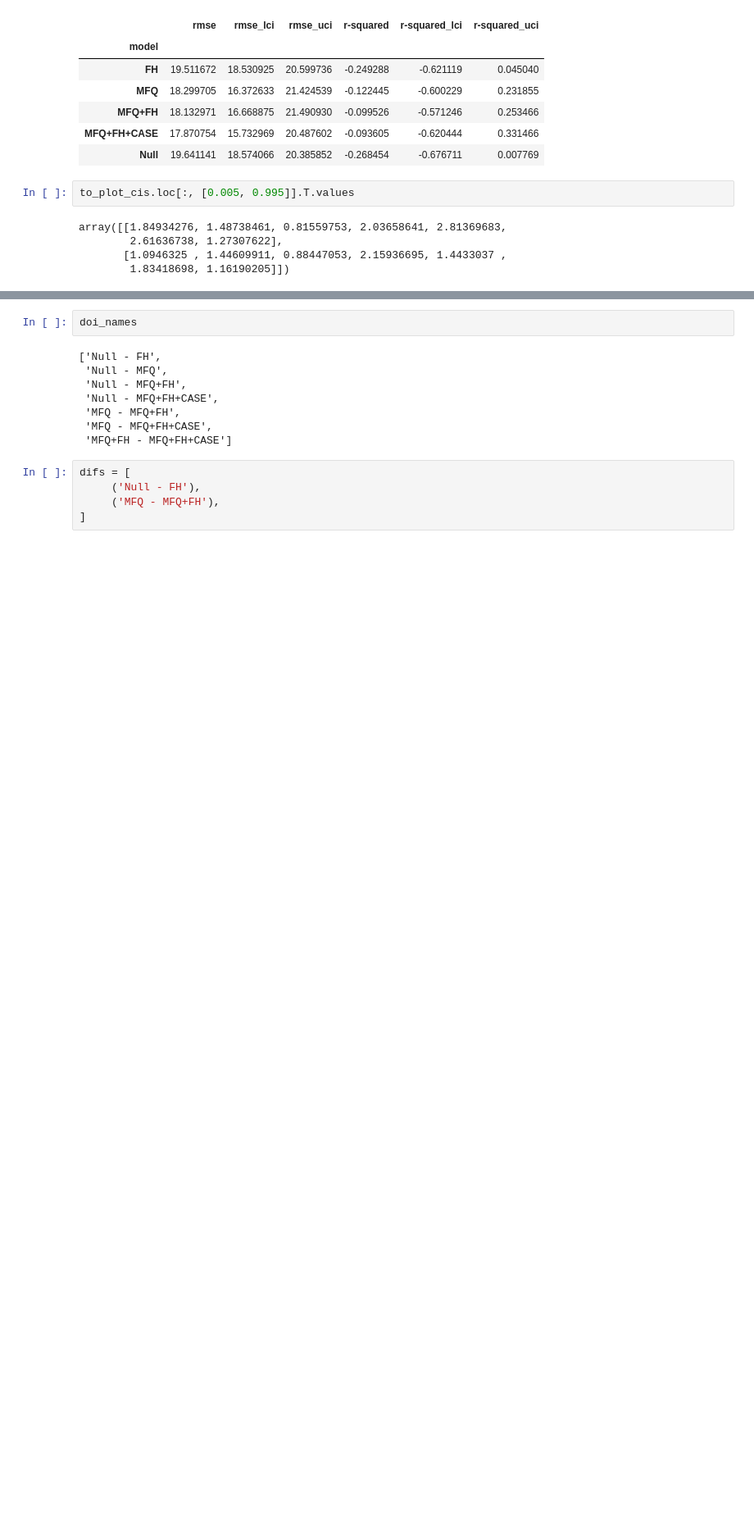
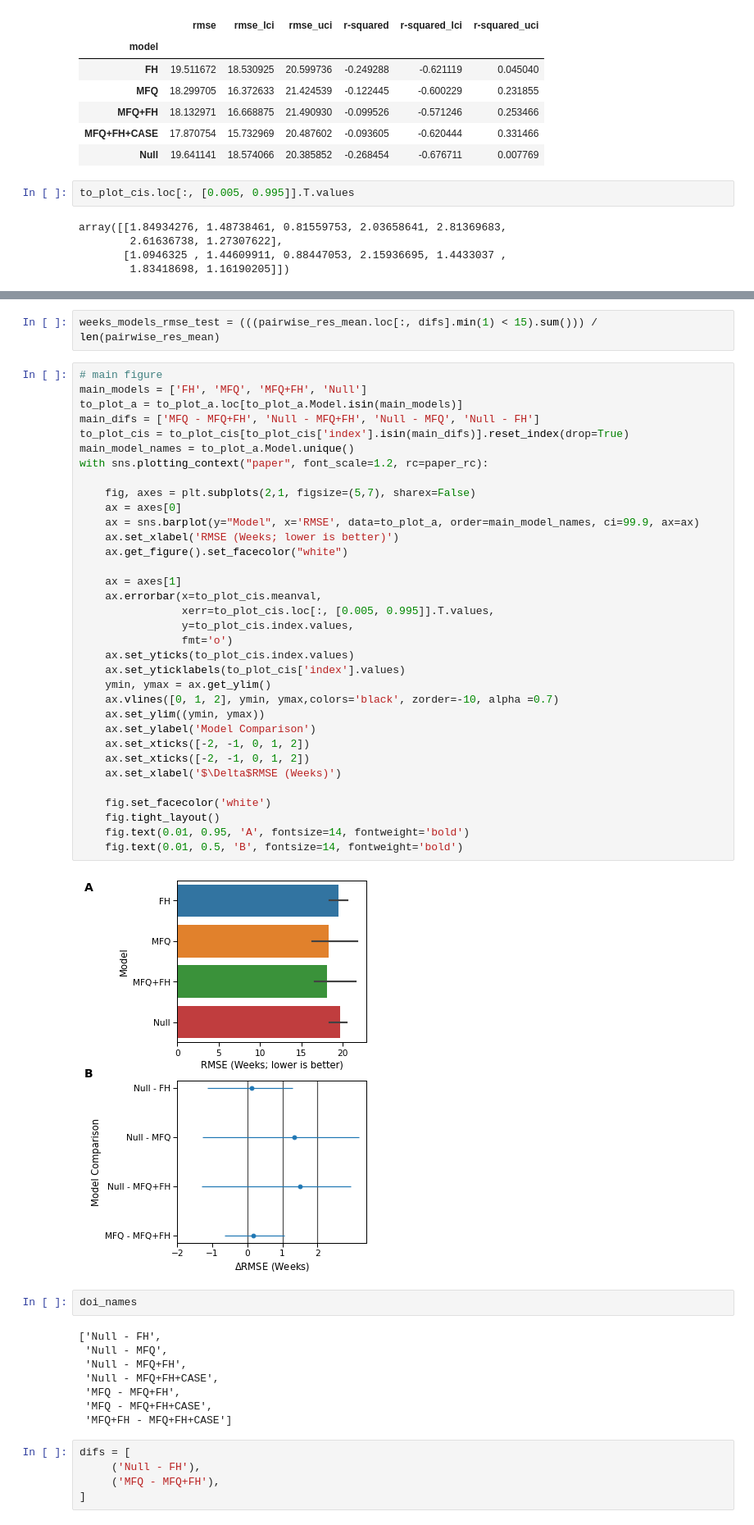
Before and after one commit to lisagorham/Family_History_Project, a Jupyter notebook: notebooks/get_cv_predictions.ipynb, the cells around one changed output, grey strips where cells are left out. Shown at 82% size. Saved outputs shown, nothing was run; the diff lists cells and outputs as text; blank space fills up the shorter version.

```diff
--- a/notebooks/get_cv_predictions.ipynb
+++ b/notebooks/get_cv_predictions.ipynb
@@ -326,3 +360,41 @@ with sns.plotting_context("paper", font_scale=1.2, rc=paper_rc):
+# %%
+weeks_models_rmse_test = (((pairwise_res_mean.loc[:, difs].min(1) < 15).sum())) / len(pairwise_res_mean)
+# %%
+# main figure
+main_models = ['FH', 'MFQ', 'MFQ+FH', 'Null']
+to_plot_a = to_plot_a.loc[to_plot_a.Model.isin(main_models)]
+main_difs = ['MFQ - MFQ+FH', 'Null - MFQ+FH', 'Null - MFQ', 'Null - FH']
+to_plot_cis = to_plot_cis[to_plot_cis['index'].isin(main_difs)].reset_index(drop=True)
+main_model_names = to_plot_a.Model.unique()
+with sns.plotting_context("paper", font_scale=1.2, rc=paper_rc):
+
+    fig, axes = plt.subplots(2,1, figsize=(5,7), sharex=False)
+    ax = axes[0]
+    ax = sns.barplot(y="Model", x='RMSE', data=to_plot_a, order=main_model_names, ci=99.9, ax=ax)
+    ax.set_xlabel('RMSE (Weeks; lower is better)')
+    ax.get_figure().set_facecolor("white")
+
+    ax = axes[1]
+    ax.errorbar(x=to_plot_cis.meanval,
+                xerr=to_plot_cis.loc[:, [0.005, 0.995]].T.values,
+                y=to_plot_cis.index.values,
+                fmt='o')
+    ax.set_yticks(to_plot_cis.index.values)
+    ax.set_yticklabels(to_plot_cis['index'].values)
+    ymin, ymax = ax.get_ylim()
+    ax.vlines([0, 1, 2], ymin, ymax,colors='black', zorder=-10, alpha =0.7)
+    ax.set_ylim((ymin, ymax))
+    ax.set_ylabel('Model Comparison')
+    ax.set_xticks([-2, -1, 0, 1, 2])
+    ax.set_xticks([-2, -1, 0, 1, 2])
+    ax.set_xlabel('$\Delta$RMSE (Weeks)')
+
+    fig.set_facecolor('white')
+    fig.tight_layout()
+    fig.text(0.01, 0.95, 'A', fontsize=14, fontweight='bold')
+    fig.text(0.01, 0.5, 'B', fontsize=14, fontweight='bold')
+# %% [output]
+[figure, added]
 # %%
 doi_names
 # %% [output]
```
Also changed, not shown: parts of 41 cells of this notebook.
